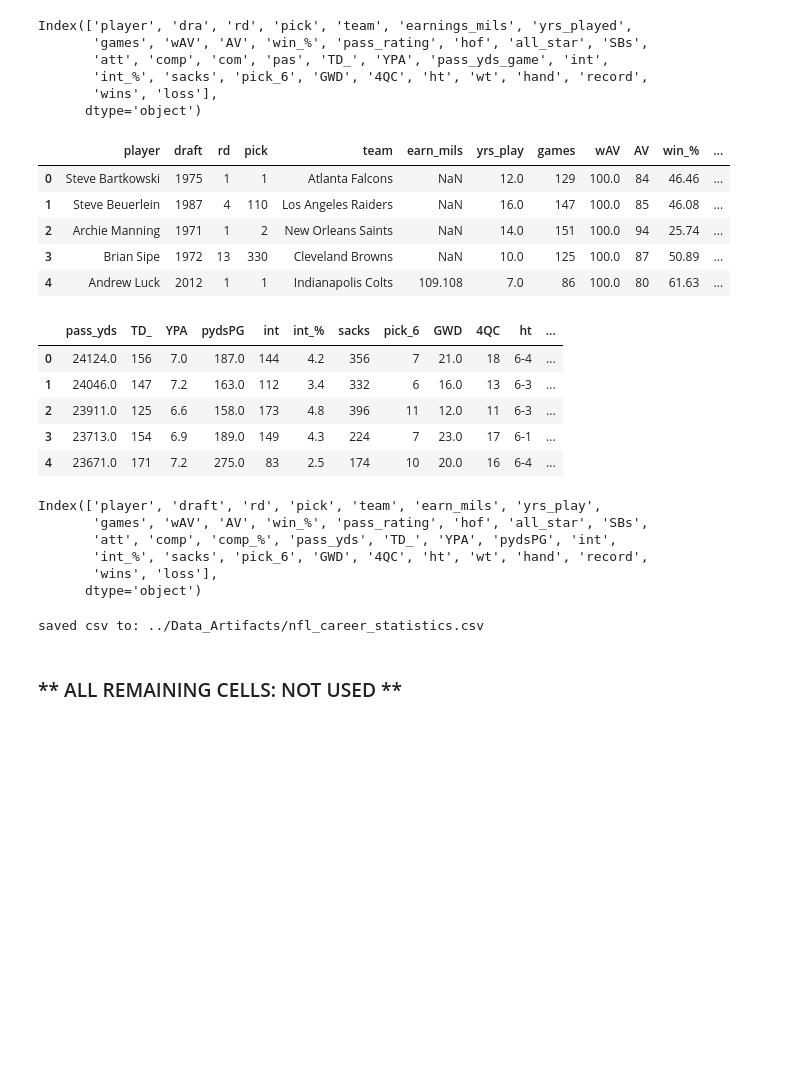
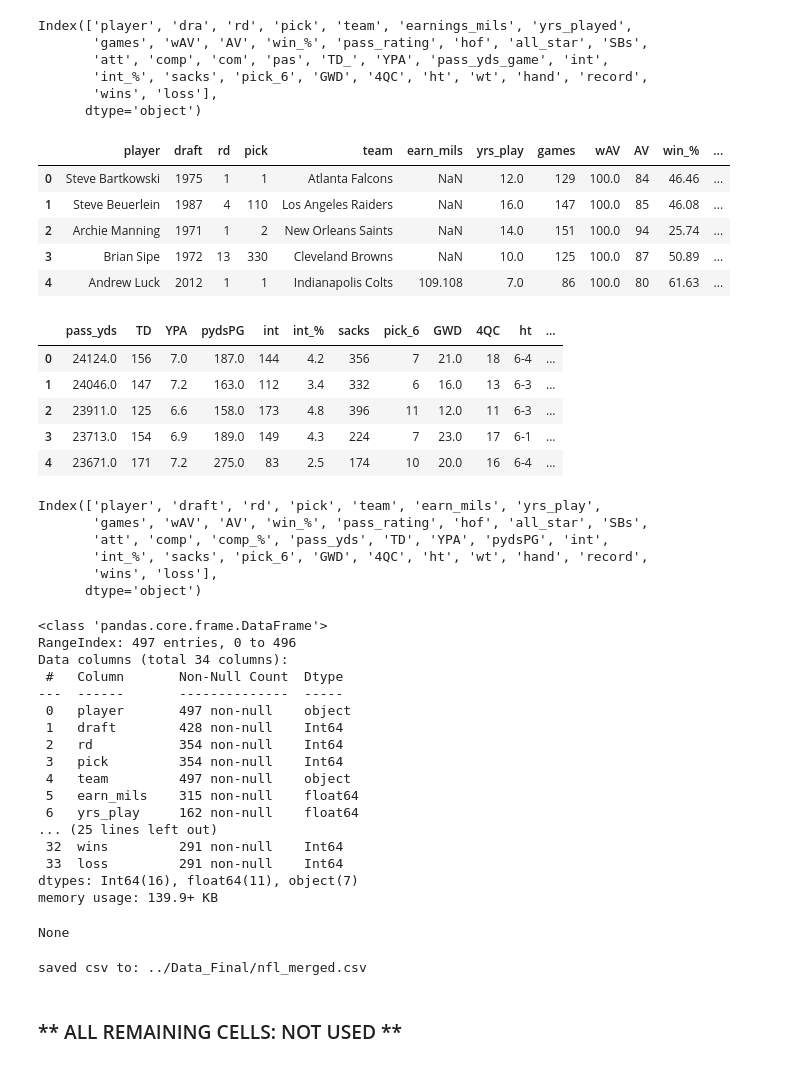
Before and after one commit to willablackmon/nfl_quarterback_draft, a Jupyter notebook: Data_Cleaning/nfl_merged.ipynb, the cells around one changed output. Drawn from its saved outputs; the diff is of its cells as text; code cells hidden in the pictures; blank space fills up the shorter version.

```diff
--- a/Data_Cleaning/nfl_merged.ipynb
+++ b/Data_Cleaning/nfl_merged.ipynb
@@ -570,27 +570,28 @@ Index(['player', 'dra', 'rd', 'pick', 'team', 'earnings_mils', 'yrs_played',
 # %%
 # Rename specific columns
 remerged_df.rename(columns={
-        'dra': 'draft',
+    'dra': 'draft',
     'earnings_mils': 'earn_mils',
     'yrs_played': 'yrs_play',
     'com': 'comp_%',
     'pas': 'pass_yds',
-     'pass_yds_game': 'pydsPG'
+    'pass_yds_game': 'pydsPG',
+    'TD_': 'TD'
 }, inplace=True)
 
 cutoff_1 = 18
 display(remerged_df.iloc[:, :cutoff_1].head())
 display(remerged_df.iloc[:, cutoff_1:].head())
 display(remerged_df.columns)
-# display(remerged_df.info())
+display(remerged_df.info())
 # %% [output]
 |  | player | draft | rd | pick | team | earn_mils | yrs_play | games | wAV | AV | win_% | ... |
 | 0 | Steve Bartkowski | 1975 | 1 | 1 | Atlanta Falcons | NaN | 12.0 | 129 | 100.0 | 84 | 46.46 | ... |
 | 1 | Steve Beuerlein | 1987 | 4 | 110 | Los Angeles Raiders | NaN | 16.0 | 147 | 100.0 | 85 | 46.08 | ... |
 | 2 | Archie Manning | 1971 | 1 | 2 | New Orleans Saints | NaN | 14.0 | 151 | 100.0 | 94 | 25.74 | ... |
 | 3 | Brian Sipe | 1972 | 13 | 330 | Cleveland Browns | NaN | 10.0 | 125 | 100.0 | 87 | 50.89 | ... |
 | 4 | Andrew Luck | 2012 | 1 | 1 | Indianapolis Colts | 109.108 | 7.0 | 86 | 100.0 | 80 | 61.63 | ... |
-|  | pass_yds | TD_ | YPA | pydsPG | int | int_% | sacks | pick_6 | GWD | 4QC | ht | ... |
+|  | pass_yds | TD | YPA | pydsPG | int | int_% | sacks | pick_6 | GWD | 4QC | ht | ... |
 | 0 | 24124.0 | 156 | 7.0 | 187.0 | 144 | 4.2 | 356 | 7 | 21.0 | 18 | 6-4 | ... |
 | 1 | 24046.0 | 147 | 7.2 | 163.0 | 112 | 3.4 | 332 | 6 | 16.0 | 13 | 6-3 | ... |
 | 2 | 23911.0 | 125 | 6.6 | 158.0 | 173 | 4.8 | 396 | 11 | 12.0 | 11 | 6-3 | ... |
@@ -598,17 +599,35 @@ display(remerged_df.columns)
 | 4 | 23671.0 | 171 | 7.2 | 275.0 | 83 | 2.5 | 174 | 10 | 20.0 | 16 | 6-4 | ... |
 Index(['player', 'draft', 'rd', 'pick', 'team', 'earn_mils', 'yrs_play',
        'games', 'wAV', 'AV', 'win_%', 'pass_rating', 'hof', 'all_star', 'SBs',
-       'att', 'comp', 'comp_%', 'pass_yds', 'TD_', 'YPA', 'pydsPG', 'int',
+       'att', 'comp', 'comp_%', 'pass_yds', 'TD', 'YPA', 'pydsPG', 'int',
        'int_%', 'sacks', 'pick_6', 'GWD', '4QC', 'ht', 'wt', 'hand', 'record',
        'wins', 'loss'],
       dtype='object')
+<class 'pandas.core.frame.DataFrame'>
+RangeIndex: 497 entries, 0 to 496
+Data columns (total 34 columns):
+ #   Column       Non-Null Count  Dtype
+---  ------       --------------  -----
+ 0   player       497 non-null    object
+ 1   draft        428 non-null    Int64
+ 2   rd           354 non-null    Int64
+ 3   pick         354 non-null    Int64
+ 4   team         497 non-null    object
+ 5   earn_mils    315 non-null    float64
+ 6   yrs_play     162 non-null    float64
+... (25 lines left out)
+ 32  wins         291 non-null    Int64
+ 33  loss         291 non-null    Int64
+dtypes: Int64(16), float64(11), object(7)
+memory usage: 139.9+ KB
+None
 # %%
 #Export csv
-rel_path = "../Data_Artifacts/nfl_merged.csv"
+rel_path = "../Data_Final/nfl_merged.csv"
 remerged_df.to_csv(rel_path, index=False)
 print(f'saved csv to: {rel_path}')
 # %% [output]
-saved csv to: ../Data_Artifacts/nfl_career_statistics.csv
+saved csv to: ../Data_Final/nfl_merged.csv
 # %% [markdown]
 ### ** ALL REMAINING CELLS: NOT USED **
 # %%
```
Also changed, not shown: 1 other file.
